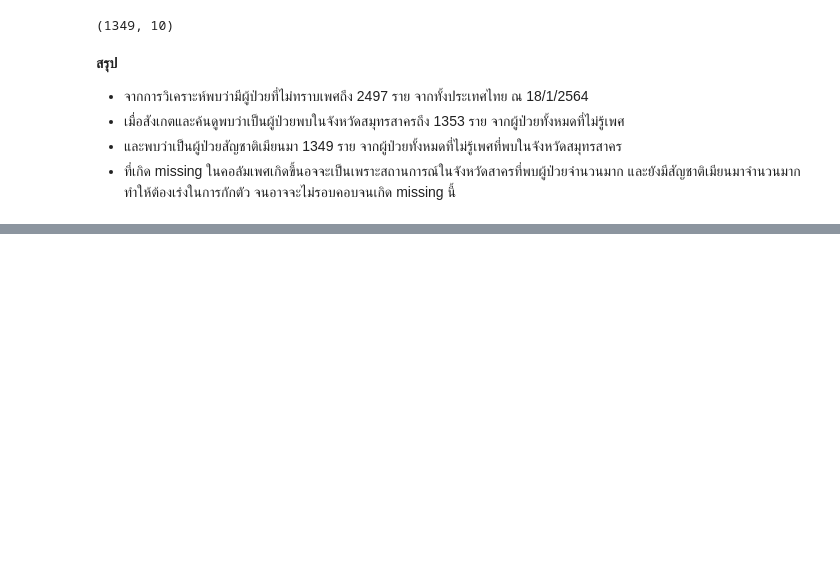
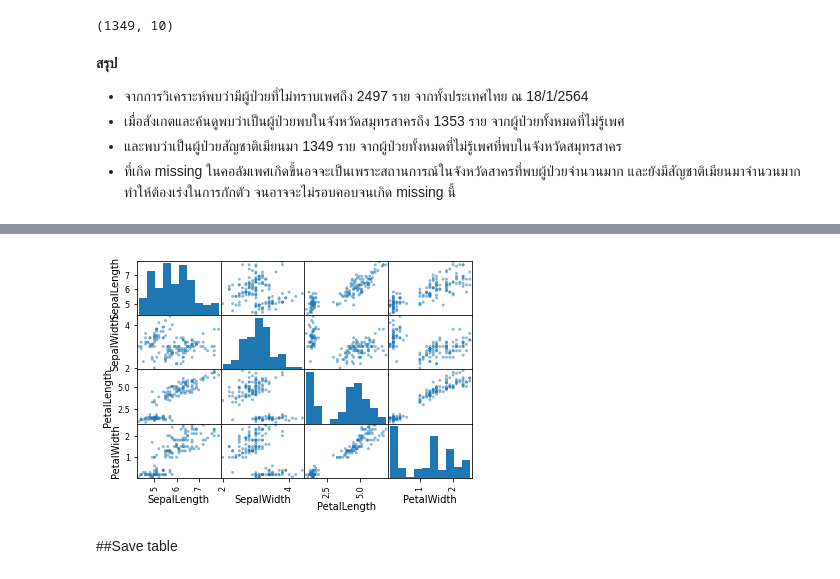
Before and after one commit to tonpiplaifa/data_viz, a Jupyter notebook: Pandas102.ipynb, the cells around one changed output, grey strips where cells are left out. Drawn from its saved outputs; the diff is of its cells as text; code cells hidden in the pictures; blank space fills up the shorter version.

```diff
--- a/Pandas102.ipynb
+++ b/Pandas102.ipynb
@@ -453,0 +548,6 @@ ss_sex_missing[ss_sex_missing['nationality']=='Burma'].shape
+# %%
+pd.plotting.scatter_matrix(df); #; ลบ output ที่เป็นตัวหนังสือ
+# %% [output]
+[figure, added]
+# %% [markdown]
+##Save table
```
Also changed, not shown: parts of 21 cells of this notebook.
